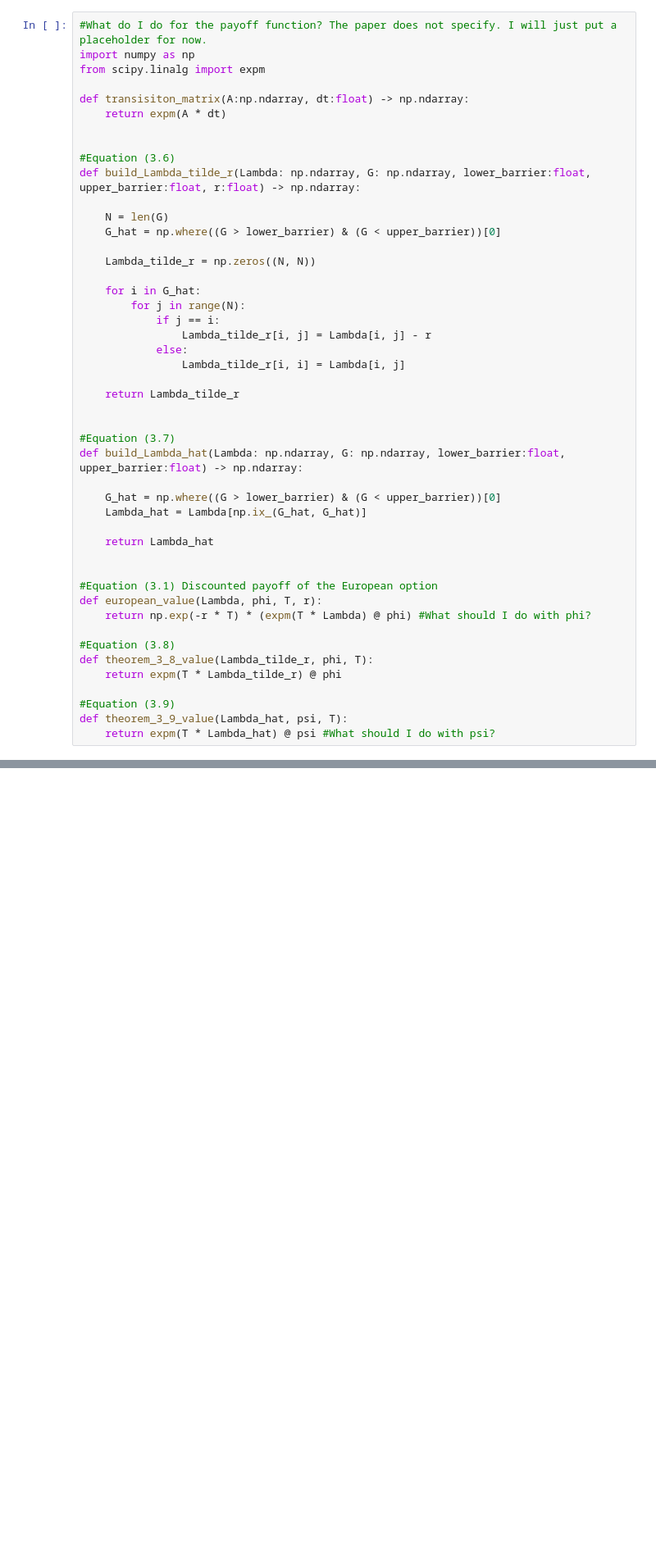
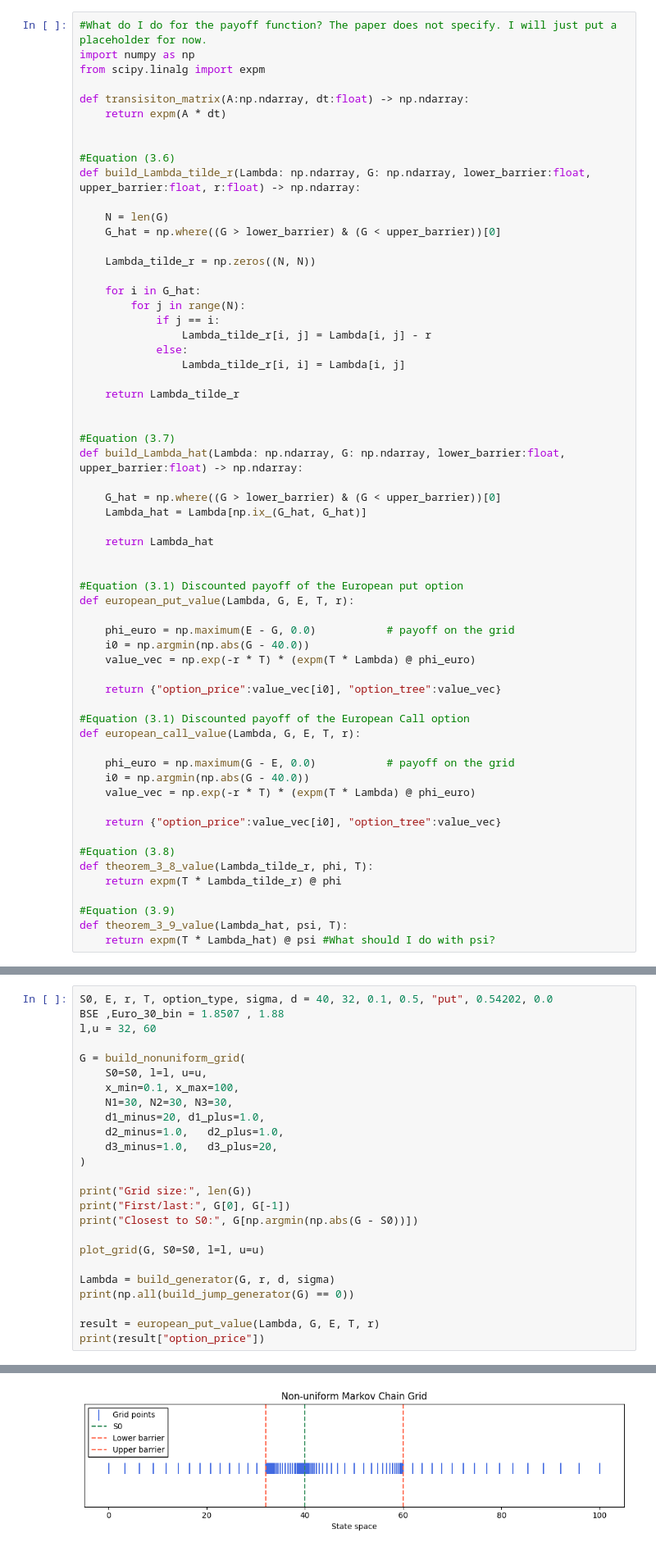
Before and after one commit to heavy-t/MMATH_Project, a Jupyter notebook: Markov.ipynb, the cells around one changed output, grey strips where cells are left out. Shown at 82% size. Drawn from its saved outputs; the diff is of its cells as text; blank space fills up the shorter version.

```diff
--- a/Markov.ipynb
+++ b/Markov.ipynb
@@ -387,9 +383,23 @@ def build_Lambda_hat(Lambda: np.ndarray, G: np.ndarray, lower_barrier:float, upp
     return Lambda_hat
 
 
-#Equation (3.1) Discounted payoff of the European option
-def european_value(Lambda, phi, T, r):
-    return np.exp(-r * T) * (expm(T * Lambda) @ phi) #What should I do with phi?
+#Equation (3.1) Discounted payoff of the European put option
+def european_put_value(Lambda, G, E, T, r):
+
+    phi_euro = np.maximum(E - G, 0.0)           # payoff on the grid
+    i0 = np.argmin(np.abs(G - 40.0))
+    value_vec = np.exp(-r * T) * (expm(T * Lambda) @ phi_euro)
+
+    return {"option_price":value_vec[i0], "option_tree":value_vec}
+
+#Equation (3.1) Discounted payoff of the European Call option
+def european_call_value(Lambda, G, E, T, r):
+
+    phi_euro = np.maximum(G - E, 0.0)           # payoff on the grid
+    i0 = np.argmin(np.abs(G - 40.0))
+    value_vec = np.exp(-r * T) * (expm(T * Lambda) @ phi_euro)
+
+    return {"option_price":value_vec[i0], "option_tree":value_vec}
 
 #Equation (3.8)
 def theorem_3_8_value(Lambda_tilde_r, phi, T):
@@ -400,0 +413,26 @@ def theorem_3_9_value(Lambda_hat, psi, T):
+# %%
+S0, E, r, T, option_type, sigma, d = 40, 32, 0.1, 0.5, "put", 0.54202, 0.0
+BSE ,Euro_30_bin = 1.8507 , 1.88
+l,u = 32, 60
+
+G = build_nonuniform_grid(
+    S0=S0, l=l, u=u,
+    x_min=0.1, x_max=100,
+    N1=30, N2=30, N3=30,
+    d1_minus=20, d1_plus=1.0,
+    d2_minus=1.0,   d2_plus=1.0,
+    d3_minus=1.0,   d3_plus=20,
+)
+
+print("Grid size:", len(G))
+print("First/last:", G[0], G[-1])
+print("Closest to S0:", G[np.argmin(np.abs(G - S0))])
+
+plot_grid(G, S0=S0, l=l, u=u)
+
+Lambda = build_generator(G, r, d, sigma)
+print(np.all(build_jump_generator(G) == 0))
+
+result = european_put_value(Lambda, G, E, T, r)
+print(result["option_price"])
+# %% [output]
@@ -400,0 +442 @@ def theorem_3_9_value(Lambda_hat, psi, T):
+[figure, added]
```
Also changed, not shown: parts of 3 cells of this notebook, 1 other file.
